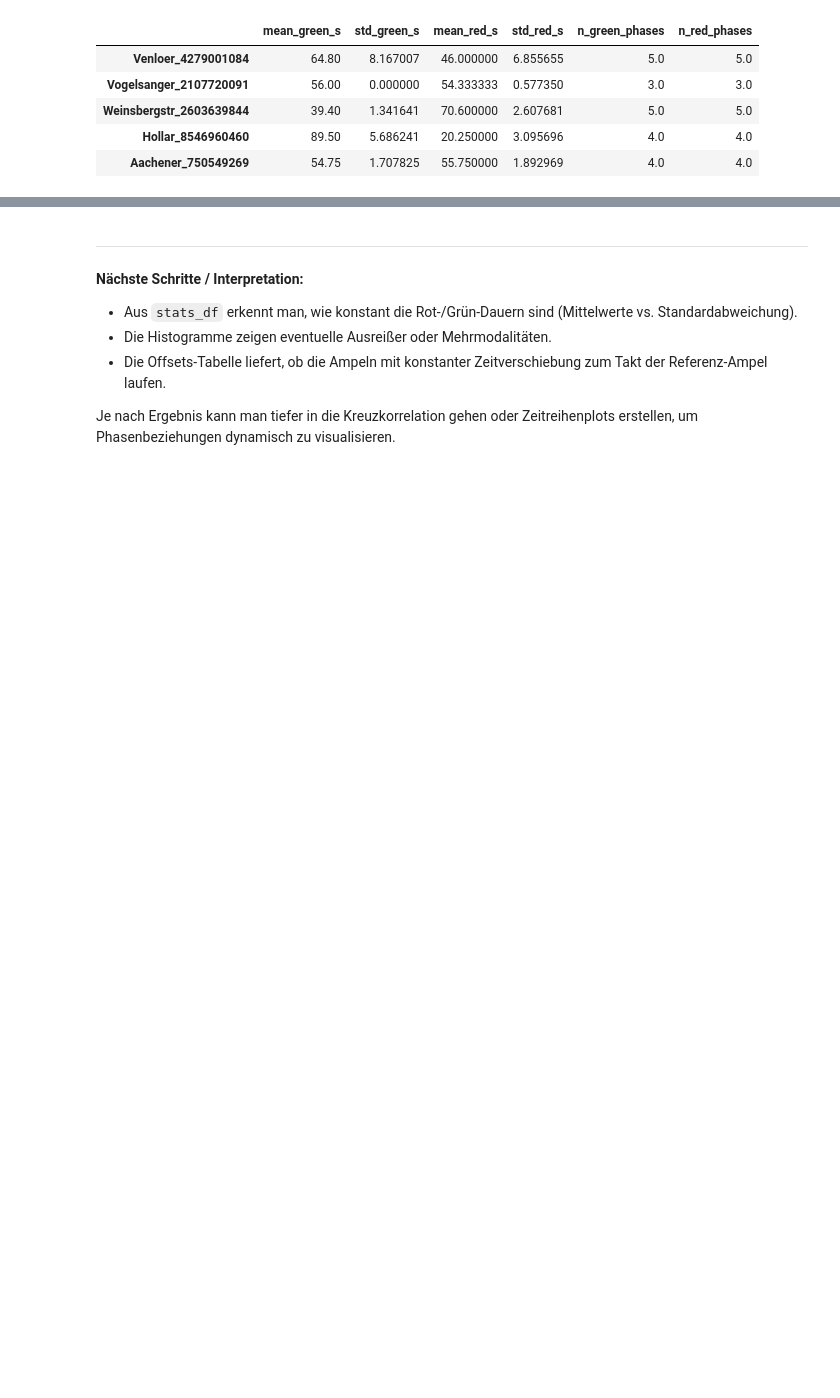
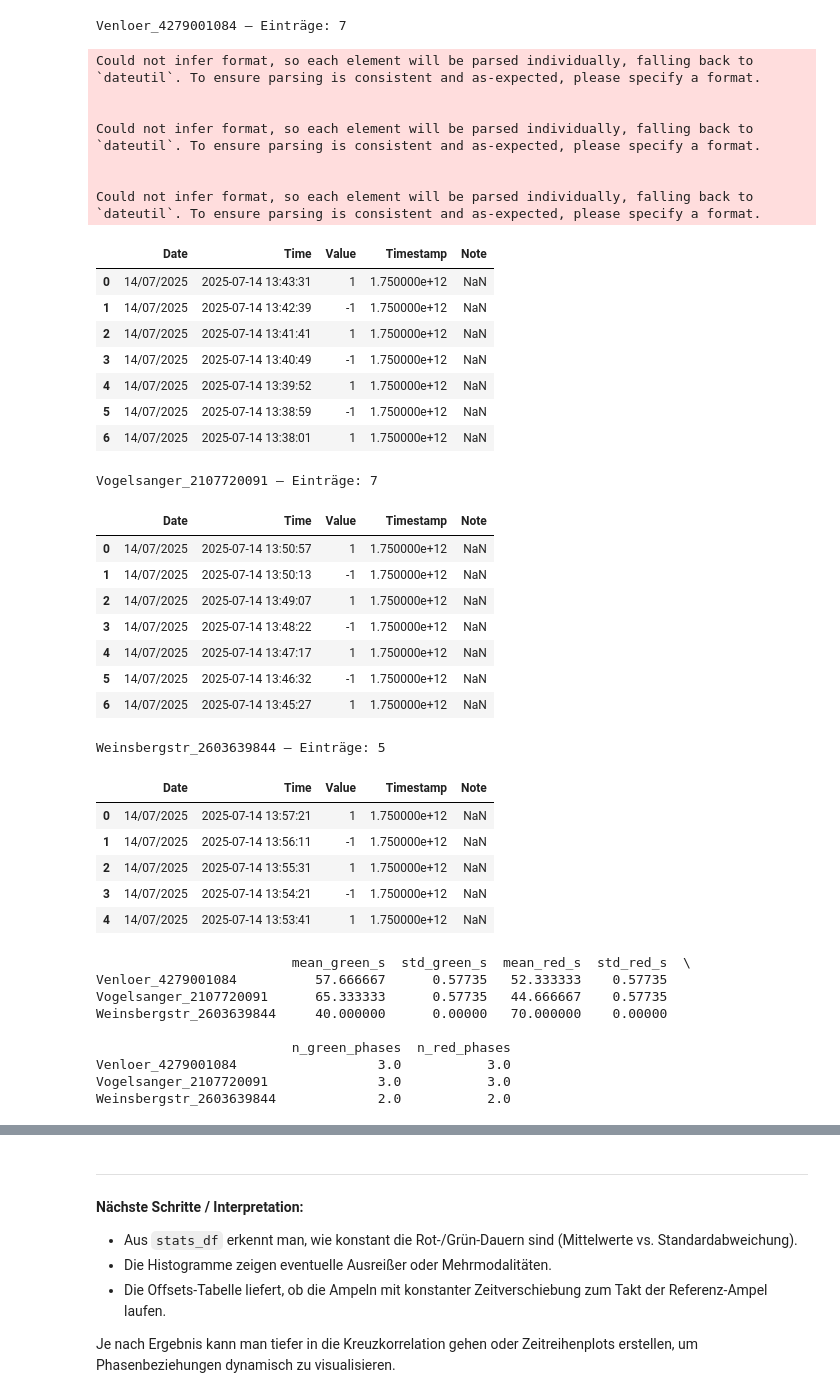
Before and after one commit to czwiessler/RideSync, a Jupyter notebook: phase_measurements/phase_measurements_processing.ipynb, the cells around one changed output, grey strips where cells are left out. Saved outputs shown, nothing was run; the diff lists cells and outputs as text; code cells hidden in the pictures; blank space fills up the shorter version.

```diff
--- a/phase_measurements/phase_measurements_processing.ipynb
+++ b/phase_measurements/phase_measurements_processing.ipynb
@@ -12,29 +12,60 @@ plt.rcParams['figure.figsize'] = (10, 5)
 # %%
 # %%
 # Verzeichnis und Filenamen
 data_dir = Path(r"C:\Users\malte\PycharmProjects\RideSync\phase_measurements")
 files = [
     "Venloer_4279001084.csv",
     "Vogelsanger_2107720091.csv",
-    "Weinsbergstr_2603639844.csv",
-    "Hollar_8546960460.csv",
-    "Aachener_750549269.csv"
+    "Weinsbergstr_2603639844.csv"
 ]
 
 # Alle Daten in Dict von DataFrames laden
 dfs = {}
 for fn in files:
     code = fn.split(".")[0]  # z.B. "Venloer_4279001084"
     path = data_dir / fn
     df = pd.read_csv(path, sep=",")
     # Timestamp parsen
     df['Time'] = pd.to_datetime(df['Time'])
     dfs[code] = df
 
 # Kurzer Blick
 for code, df in dfs.items():
     print(code, "– Einträge:", len(df))
     display(df.head(15))
+# %% [output]
+Venloer_4279001084 – Einträge: 7
+Could not infer format, so each element will be parsed individually, falling back to `dateutil`. To ensure parsing is consistent and as-expected, please specify a format.
+
+
+Could not infer format, so each element will be parsed individually, falling back to `dateutil`. To ensure parsing is consistent and as-expected, please specify a format.
+
+
+Could not infer format, so each element will be parsed individually, falling back to `dateutil`. To ensure parsing is consistent and as-expected, please specify a format.
+|  | Date | Time | Value | Timestamp | Note |
+| 0 | 14/07/2025 | 2025-07-14 13:43:31 | 1 | 1.750000e+12 | NaN |
+| 1 | 14/07/2025 | 2025-07-14 13:42:39 | -1 | 1.750000e+12 | NaN |
+| 2 | 14/07/2025 | 2025-07-14 13:41:41 | 1 | 1.750000e+12 | NaN |
+| 3 | 14/07/2025 | 2025-07-14 13:40:49 | -1 | 1.750000e+12 | NaN |
+| 4 | 14/07/2025 | 2025-07-14 13:39:52 | 1 | 1.750000e+12 | NaN |
+| 5 | 14/07/2025 | 2025-07-14 13:38:59 | -1 | 1.750000e+12 | NaN |
+| 6 | 14/07/2025 | 2025-07-14 13:38:01 | 1 | 1.750000e+12 | NaN |
+Vogelsanger_2107720091 – Einträge: 7
+|  | Date | Time | Value | Timestamp | Note |
+| 0 | 14/07/2025 | 2025-07-14 13:50:57 | 1 | 1.750000e+12 | NaN |
+| 1 | 14/07/2025 | 2025-07-14 13:50:13 | -1 | 1.750000e+12 | NaN |
+| 2 | 14/07/2025 | 2025-07-14 13:49:07 | 1 | 1.750000e+12 | NaN |
+| 3 | 14/07/2025 | 2025-07-14 13:48:22 | -1 | 1.750000e+12 | NaN |
+| 4 | 14/07/2025 | 2025-07-14 13:47:17 | 1 | 1.750000e+12 | NaN |
+| 5 | 14/07/2025 | 2025-07-14 13:46:32 | -1 | 1.750000e+12 | NaN |
+| 6 | 14/07/2025 | 2025-07-14 13:45:27 | 1 | 1.750000e+12 | NaN |
+Weinsbergstr_2603639844 – Einträge: 5
+|  | Date | Time | Value | Timestamp | Note |
+| 0 | 14/07/2025 | 2025-07-14 13:57:21 | 1 | 1.750000e+12 | NaN |
+| 1 | 14/07/2025 | 2025-07-14 13:56:11 | -1 | 1.750000e+12 | NaN |
+| 2 | 14/07/2025 | 2025-07-14 13:55:31 | 1 | 1.750000e+12 | NaN |
+| 3 | 14/07/2025 | 2025-07-14 13:54:21 | -1 | 1.750000e+12 | NaN |
+| 4 | 14/07/2025 | 2025-07-14 13:53:41 | 1 | 1.750000e+12 | NaN |
 # %%
 # %%
 phase_stats = {}
@@ -67,14 +98,17 @@ for code, df in dfs.items():
     phase_stats[code] = stats
 
 stats_df = pd.DataFrame(phase_stats).T
-stats_df
+print(stats_df)
 # %% [output]
-|  | mean_green_s | std_green_s | mean_red_s | std_red_s | n_green_phases | n_red_phases |
-| Venloer_4279001084 | 64.80 | 8.167007 | 46.000000 | 6.855655 | 5.0 | 5.0 |
-| Vogelsanger_2107720091 | 56.00 | 0.000000 | 54.333333 | 0.577350 | 3.0 | 3.0 |
-| Weinsbergstr_2603639844 | 39.40 | 1.341641 | 70.600000 | 2.607681 | 5.0 | 5.0 |
-| Hollar_8546960460 | 89.50 | 5.686241 | 20.250000 | 3.095696 | 4.0 | 4.0 |
-| Aachener_750549269 | 54.75 | 1.707825 | 55.750000 | 1.892969 | 4.0 | 4.0 |
+                         mean_green_s  std_green_s  mean_red_s  std_red_s  \
+Venloer_4279001084          57.666667      0.57735   52.333333    0.57735
+Vogelsanger_2107720091      65.333333      0.57735   44.666667    0.57735
+Weinsbergstr_2603639844     40.000000      0.00000   70.000000    0.00000
+
+                         n_green_phases  n_red_phases
+Venloer_4279001084                  3.0           3.0
+Vogelsanger_2107720091              3.0           3.0
+Weinsbergstr_2603639844             2.0           2.0
 # %%
 
 # Liste zur Aufnahme aller Marker
```
Also changed, not shown: parts of 2 cells of this notebook, 5 other files.
